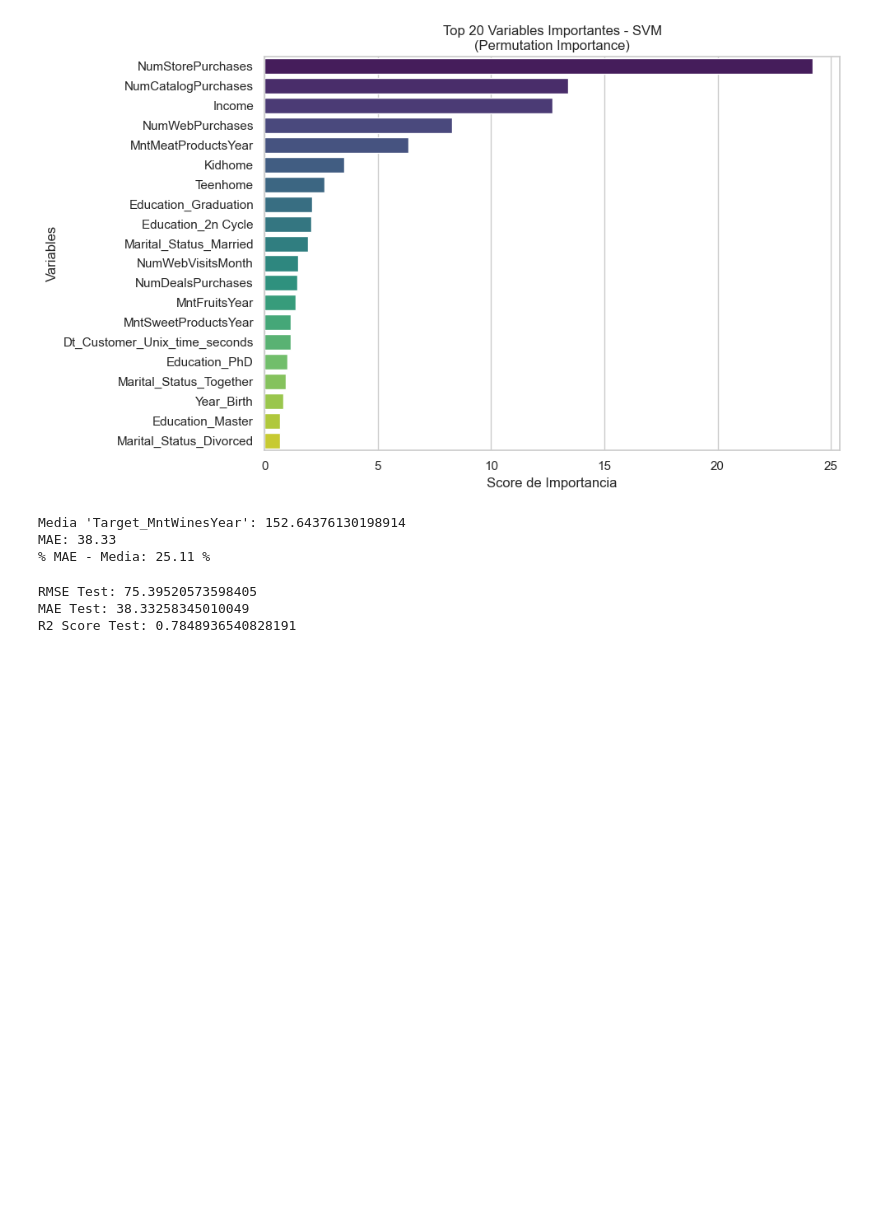
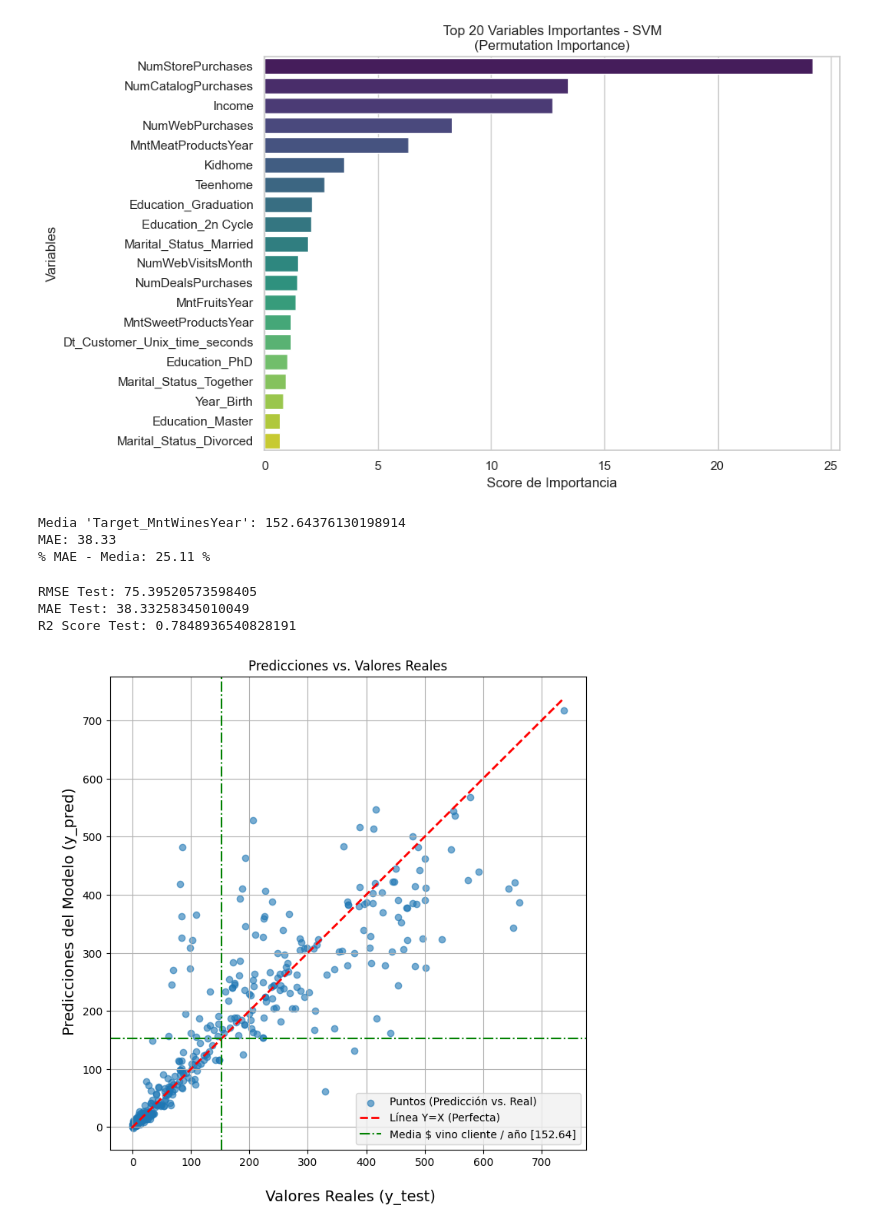
Before and after one commit to ZZubi/ML_Marketing_Segmentation, a Jupyter notebook: notebooks/02-Modelos_Regresion_Target_MntWineYear.ipynb, the cells around one changed output. Saved outputs shown, nothing was run; the diff lists cells and outputs as text; code cells hidden in the pictures; blank space fills up the shorter version.

```diff
--- a/notebooks/02-Modelos_Regresion_Target_MntWineYear.ipynb
+++ b/notebooks/02-Modelos_Regresion_Target_MntWineYear.ipynb
@@ -506,3 +506,48 @@ MAE Test: 38.33258345010049
 R2 Score Test: 0.7848936540828191
 # %%
 # Se trata de los resultados esperados, ya tenemos nuestro modelo funcionando
+# %%
+# Vamos a probar a representar en un gráfico las predicciones vs los valores reales:
+import pandas as pd
+import matplotlib.pyplot as plt
+
+CONSUMO_MEDIO_VINO_POR_CLIENTE = np.round(df["Target_MntWinesYear"].mean(), 2) #
+
+# Crear un DataFrame para facilitar la visualización con seaborn
+df_results = pd.DataFrame({'Valores Reales (Y_test)': y_test,
+                           'Predicciones': y_pred})
+
+plt.figure(figsize=(8, 8))
+plt.scatter(df_results['Valores Reales (Y_test)'], df_results['Predicciones'],
+            alpha=0.6, label='Puntos (Predicción vs. Real)')
+
+# Añadir la línea de referencia Y=X (Predicción Perfecta)
+max_val = max(df_results['Valores Reales (Y_test)'].max(), df_results['Predicciones'].max())
+min_val = min(df_results['Valores Reales (Y_test)'].min(), df_results['Predicciones'].min())
+plt.plot([min_val, max_val], [min_val, max_val],
+         color='red', linestyle='--', linewidth=2, label='Línea Y=X (Perfecta)')
+
+# --- AÑADIR LA LÍNEA HORIZONTAL EN Y=CONSUMO_MEDIO_VINO_POR_CLIENTE ---
+plt.axhline(y=CONSUMO_MEDIO_VINO_POR_CLIENTE,
+            color='green',          # Color de la línea (ej. verde)
+            linestyle='-.',         # Estilo de la línea (ej. punto-raya)
+            linewidth=1.5,          # Grosor de la línea
+            label=f"Media $ vino cliente / año [{CONSUMO_MEDIO_VINO_POR_CLIENTE}]"    # Etiqueta para la leyenda
+           )
+
+# --- AÑADIR LA LÍNEA VERTICAL EN X=CONSUMO_MEDIO_VINO_POR_CLIENTE ---
+plt.axvline(x=CONSUMO_MEDIO_VINO_POR_CLIENTE,
+            color='green',          # Color de la línea (ej. verde)
+            linestyle='-.',         # Estilo de la línea (ej. punto-raya)
+            linewidth=1.5,          # Grosor de la línea
+            #label=f"Media $ vino cliente / año [{CONSUMO_MEDIO_VINO_POR_CLIENTE}]"    # Etiqueta para la leyenda
+           )
+
+plt.title('Predicciones vs. Valores Reales')
+plt.xlabel('\n Valores Reales (y_test)', fontsize=14)
+plt.ylabel('\n Predicciones del Modelo (y_pred)', fontsize=14)
+plt.grid(True)
+plt.legend(facecolor='#f0f0f0')
+plt.show()
+# %% [output]
+[figure, added]
```
Also changed, not shown: 11 other files.
